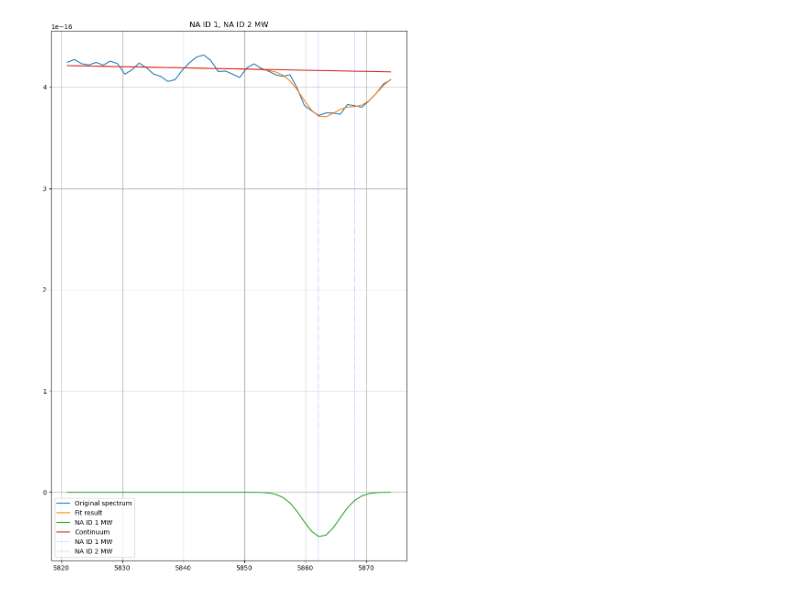
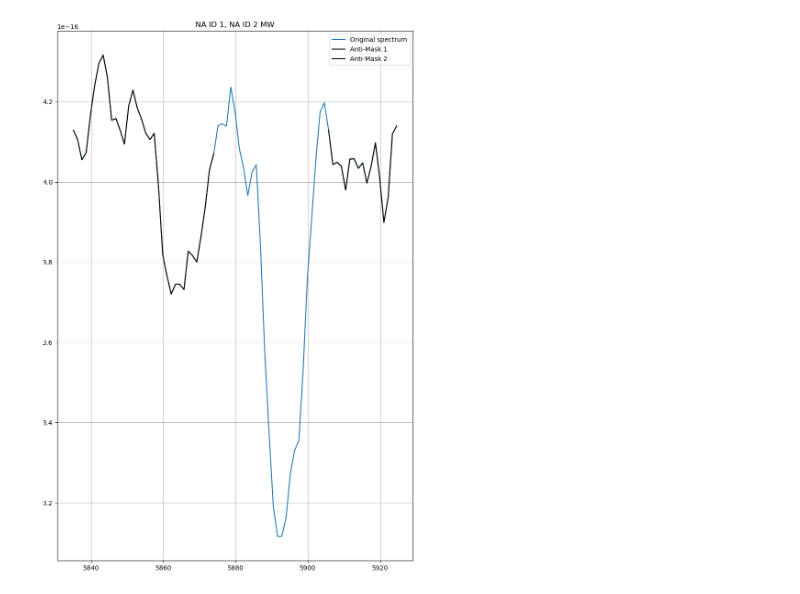
Before and after one commit to kirstytaggart/Lamat-progenitor-project, a Jupyter notebook: Measure_EW_NAID_2021sjt.ipynb, the cells around one changed output. Saved outputs shown, nothing was run; the diff lists cells and outputs as text; code cells hidden in the pictures.

```diff
--- a/Measure_EW_NAID_2021sjt.ipynb
+++ b/Measure_EW_NAID_2021sjt.ipynb
@@ -98,6 +98,6 @@ print(ind[0][0])
 # %%
-wav_region_left=5820 * u.AA
-wav_region_right=5875* u.AA
+wav_region_left=5835 * u.AA
+wav_region_right=5925 * u.AA
 ind=np.where((wav1>wav_region_left) & (wav1<wav_region_right))
 fig, ax = plt.subplots(figsize=(12,5),nrows=1, ncols=1)
 ax.plot(wav1[ind], dereddened_flux[ind], label = '2021sjt')
@@ -157,7 +157,7 @@ plt.xlabel("w[A]")
 ax.set_ylabel("flux")
 plt.show()
 
-region = 8
+region = 5
 
 
 ############################################################################
@@ -241,33 +241,83 @@ line_estimates3.amplitude.value,line_estimates3.mean.value,line_estimates3.stdde
 # %%
+from astropy.modeling.polynomial import Chebyshev1D
+from specutils.fitting import continuum
+from specutils.manipulation import FluxConservingResampler, LinearInterpolatedResampler, SplineInterpolatedResampler
 #### Fit the spectrum
 
-g_init= models.Gaussian1D(amplitude=4.2368009513313117e-16, mean=5869.962793243836*u.AA, stddev=8.89549733051641*u.AA, fixed={'stddev': True,'mean': True})
+g_init= models.Gaussian1D(amplitude=4.31681251579125e-16, mean=5897.960308857751*u.AA, stddev=57.47431891319424*u.AA, fixed={'stddev': True,'mean': True})
 g_NA_ID_1_NGC = models.Gaussian1D(amplitude=line_estimates1.amplitude.value, mean=line_estimates1.mean.value*u.AA, stddev=line_estimates1.stddev.value*u.AA)
 g_NA_ID_2_NGC = models.Gaussian1D(amplitude=line_estimates2.amplitude.value, mean=line_estimates2.mean.value*u.AA, stddev=line_estimates2.stddev.value*u.AA)
 g_NA_ID_1_MW = models.Gaussian1D(amplitude=line_estimates3.amplitude.value, mean=line_estimates3.mean.value*u.AA, stddev=line_estimates3.stddev.value*u.AA)
 g_NA_ID_2_MW = models.Gaussian1D(amplitude=line_estimates4.amplitude.value, mean=line_estimates4.mean.value*u.AA, stddev=line_estimates4.stddev.value*u.AA)
 
 
-g_cont = models.Linear1D(slope = 0, intercept = 0)
-g_fit = fit_lines(sub_spectrum, g_init+g_NA_ID_1_MW+g_NA_ID_2_MW+g_NA_ID_1_NGC+g_NA_ID_2_NGC+models.Linear1D(slope=0, intercept=0), fitter=fitter)
+#g_fit = fit_lines(sub_spectrum, g_init+g_NA_ID_1_MW+g_NA_ID_2_MW+g_NA_ID_1_NGC+g_NA_ID_2_NGC+models.Linear1D(slope=0, intercept=0), fitter=fitter)
+g_fit = fit_lines(sub_spectrum, models.Linear1D(slope=0, intercept=0), fitter = fitter)
 y_fit = g_fit(sub_spectrum.spectral_axis)
 #print(y_fit)
 #print(sub_spectrum.spectral_axis)
+left_side_mask_end = 5875
+right_side_mask_begin = 5905
+
+#mask = np.where((wav1>left_side_mask_end*u.AA) & (wav1<right_side_mask_begin*u.AA))
+#wav1_mask = wav1[mask]
+#print(wav1_mask)
+#print(wav1_mask)
+#print(wav1_cont)
+#wav1_cont_final=np.empty(0)*u.AA
+#for i in wav1:
+    #if i in wav1_mask:
+        #print("Skipping " + str(i))
+       # continue
+   # else:
+      #  wav1_cont_final = np.append(wav1_cont_final, i)
+#ind_new=np.where((wav1_cont_final>wav_region_left) & (wav1_cont_final<wav_region_right))
+#print("Anti-mask spectrum wavelength range (gap from 5875-5905)" + str(wav1_cont_final[ind_new]))
+#anti_mask_region = SpectralRegion(wav1_cont_final[ind_new].min(), wav1_cont_final[ind_new].max())
+#anti_mask_spectrum = extract_region(spectrum, anti_mask_region)
 
 
-# Plot the original spectrum and the fitted.
+mask_1 = np.where((wav1>wav_region_left) & (wav1<left_side_mask_end*u.AA))
+mask_2 = np.where((wav1>right_side_mask_begin*u.AA) & (wav1<wav_region_right))
+mask_region_1 = SpectralRegion(wav1[mask_1].min(), wav1[mask_1].max())
+mask_region_2 = SpectralRegion(wav1[mask_2].min(), wav1[mask_2].max())
+mask_spectrum_1 = extract_region(spectrum, mask_region_1)
+mask_spectrum_2 = extract_region(spectrum, mask_region_2)
+print(mask_spectrum_1, mask_spectrum_2)
+#continuum = continuum.fit_generic_continuum(mask_spectrum_1, fitter=fitter)
+#new_spectral_axis = np.concatenate([mask_spectrum_1.spectral_axis.value, mask_spectrum_2.spectral_axis.to_value(mask_spectrum_1.spectral_axis.unit)]) * mask_spectrum_1.spectral_axis.unit
+#new_mask_spectrum_1 = resampler(mask_spectrum_1, new_spectral_axis)
+#new_mask_spectrum_2 = resampler(mask_spectrum_2, new_spectral_axis)
+#spec_1_2_mask = mask_spectrum_1 + mask_spectrum_2
+#continuum_spec =
+
+linear_continuum = fit_lines(anti_mask_spectrum, models.Linear1D(slope=0, intercept=0), fitter=fitter)
+# Plot the original spectrum and the fitted
+
 fig, ax = plt.subplots(figsize=(10,15),nrows=1, ncols=1)
 
 plt.plot(sub_spectrum.spectral_axis, sub_spectrum.flux, label="Original spectrum")
-plt.plot(sub_spectrum.spectral_axis, y_fit, label="Fit result")
-#plt.plot(sub_spectrum.spectral_axis, g_fit[0](sub_spectrum.spectral_axis), label="NA ID 1 NGC")
-#plt.plot(sub_spectrum.spectral_axis, g_fit[1](sub_spectrum.spectral_axis), label="NA ID 2 NGC")
-plt.plot(sub_spectrum.spectral_axis, g_fit[1](sub_spectrum.spectral_axis), label="NA ID 1 MW")
-#plt.plot(sub_spectrum.spectral_axis, g_fit[1](sub_spectrum.spectral_axis), label="NA ID 2 MW")
-plt.plot(sub_spectrum.spectral_axis, g_fit[-1](sub_spectrum.spectral_axis), label="Continuum")
+#plt.plot(sub_spectrum.spectral_axis, y_fit, label="Fit result")
+#plt.plot(sub_spectrum.spectral_axis, g_fit[3](sub_spectrum.spectral_axis), label="NA ID 1 NGC")
+#plt.plot(sub_spectrum.spectral_axis, g_fit[4](sub_spectrum.spectral_axis), label="NA ID 2 NGC")
+#plt.plot(sub_spectrum.spectral_axis, g_fit[1](sub_spectrum.spectral_axis), label="NA ID 1 MW")
+#plt.plot(sub_spectrum.spectral_axis, g_fit[2](sub_spectrum.spectral_axis), label="NA ID 2 MW")
+#plt.plot(sub_spectrum.spectral_axis, g_fit(sub_spectrum.spectral_axis), label="Continuum Old")
+#plt.plot(anti_mask_spectrum.spectral_axis, anti_mask_spectrum.flux, color='black', label = "Anti-Mask")
 
-ax.axvline(NA_ID_1_MW, color='blue', linestyle='--',alpha=0.9,linewidth=0.3, label = 'NA ID 1 MW')
-ax.axvline(NA_ID_2_MW, color='blue', linestyle='--',alpha=0.9,linewidth=0.3, label = 'NA ID 2 MW')
+plt.plot(mask_spectrum_1.spectral_axis, mask_spectrum_1.flux, color = 'black', label = 'Anti-Mask 1')
+plt.plot(mask_spectrum_2.spectral_axis, mask_spectrum_2.flux, color = 'black', label = 'Anti-Mask 2')
+
+
+
+#ax.axvline(left_side_mask_end, linestyle='--', linewidth=0.7, label = "Left Side Mask End", color = 'r')
+#ax.axvline(wav_region_left.value, linestyle='--', linewidth=0.7, label = "Left Side Mask Begin", color ='b')
+#ax.axvline(right_side_mask_begin, linestyle='--',  linewidth=0.7, label = "Right Side Mask Begin", color = 'g')
+#ax.axvline(wav_region_right.value, linestyle='--', linewidth=0.7, label = "Right Side Mask End", color = 'purple')
+#ax.axvline(NA_ID_1_MW, color='blue', linestyle='--',alpha=0.9,linewidth=0.3, label = 'NA ID 1 MW')
+#ax.axvline(NA_ID_2_MW, color='blue', linestyle='--',alpha=0.9,linewidth=0.3, label = 'NA ID 2 MW')
+#ax.axvline(NA_ID_1_NGC, color='red', linestyle='--',alpha=0.9,linewidth=0.3, label = 'NA ID 1 NGC 6951')
+#ax.axvline(NA_ID_2_NGC, color='red', linestyle='--',alpha=0.9,linewidth=0.3, label = 'NA ID 2 NGC 6961')
 plt.title("NA ID 1, NA ID 2 MW")
 plt.grid(True)
 #plt.ylim(ymax=0.7e-15,ymin=-0.3e-15)
@@ -277,3 +332,3 @@ plt.show()
-[figure, old version]
+[figure, new version]
 # %%
 # Step 4 - Fit Gaussian profile to the Na I D absorption profile
```
Also changed, not shown: parts of 11 cells of this notebook.
